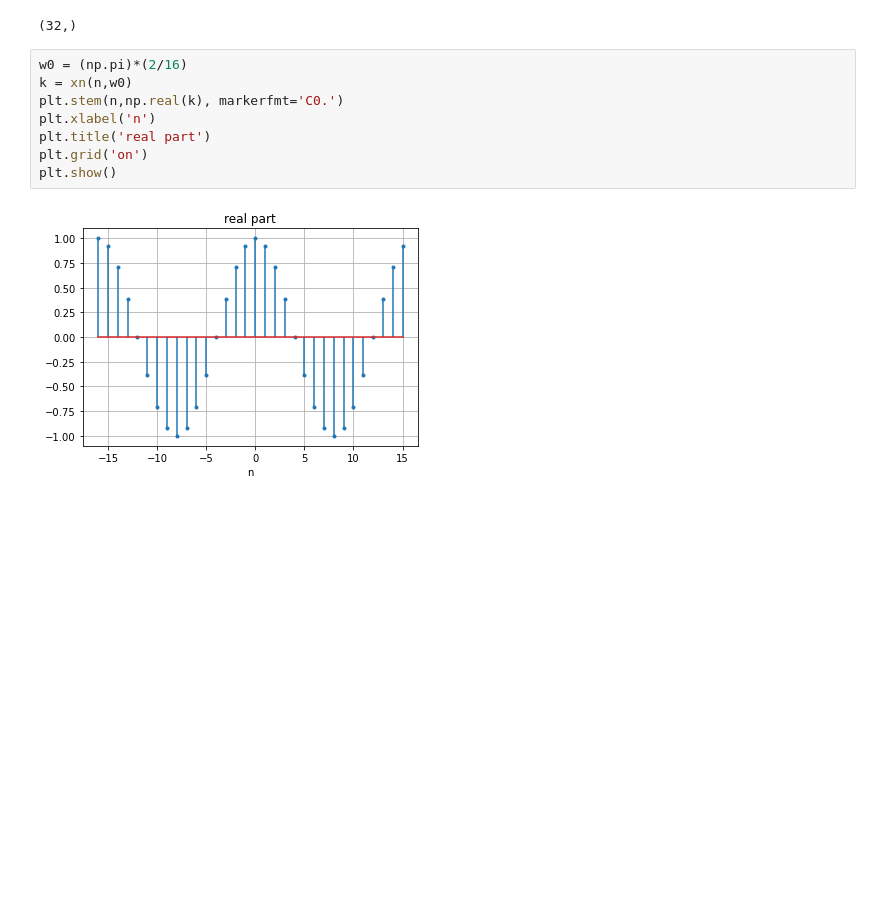
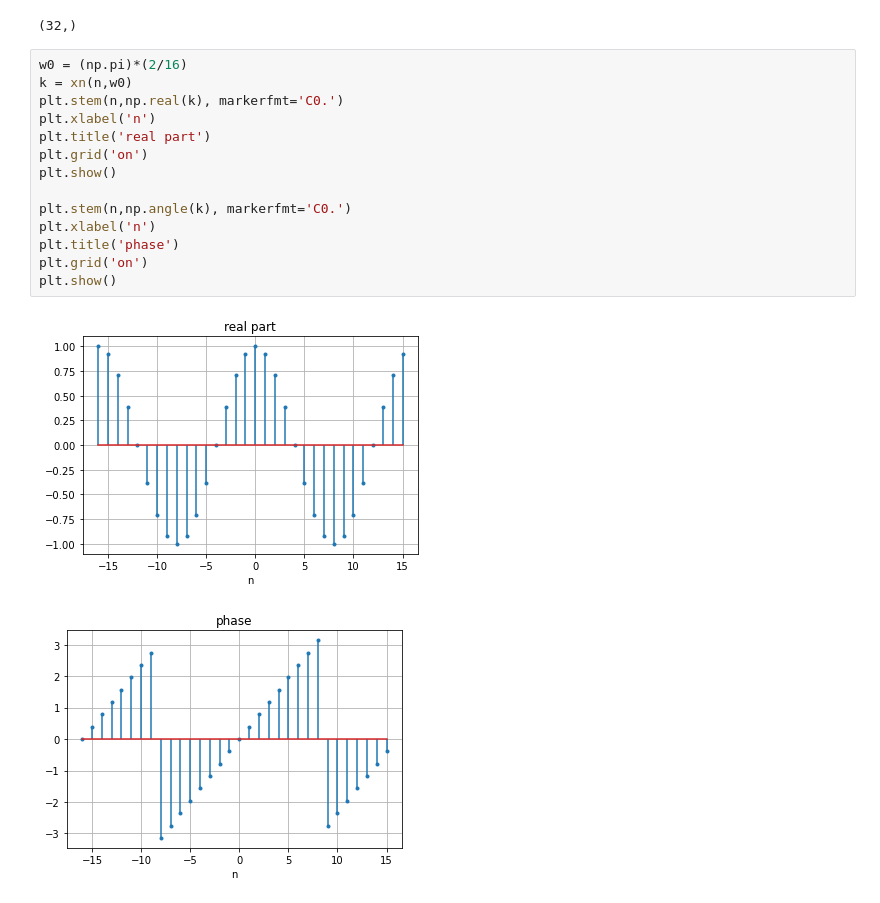
Before and after one commit to hufsaim/T10302201, a Jupyter notebook: notebook/lab01.ipynb, the cells around one changed output. Cells and saved outputs as stored; diff of their text form; blank space fills up the shorter version.

```diff
--- a/notebook/lab01.ipynb
+++ b/notebook/lab01.ipynb
@@ -219,13 +219,20 @@ n.shape
 # %%
 w0 = (np.pi)*(2/16)
 k = xn(n,w0)
 plt.stem(n,np.real(k), markerfmt='C0.')
 plt.xlabel('n')
 plt.title('real part')
 plt.grid('on')
 plt.show()
+
+plt.stem(n,np.angle(k), markerfmt='C0.')
+plt.xlabel('n')
+plt.title('phase')
+plt.grid('on')
+plt.show()
 # %% [output]
 [figure]
+[figure, added]
 # %%
 w0 = (np.pi)*(30/16)
 k = xn(n,w0)
```
Also changed, not shown: parts of 1 cell of this notebook.
